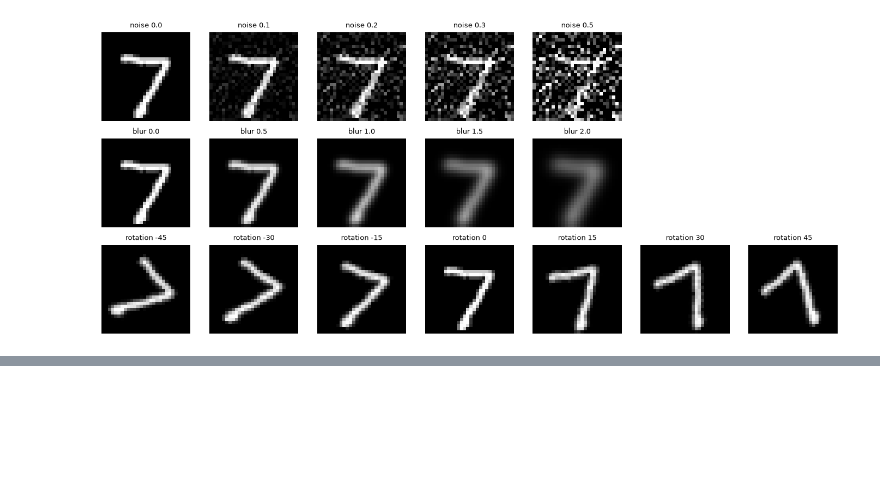
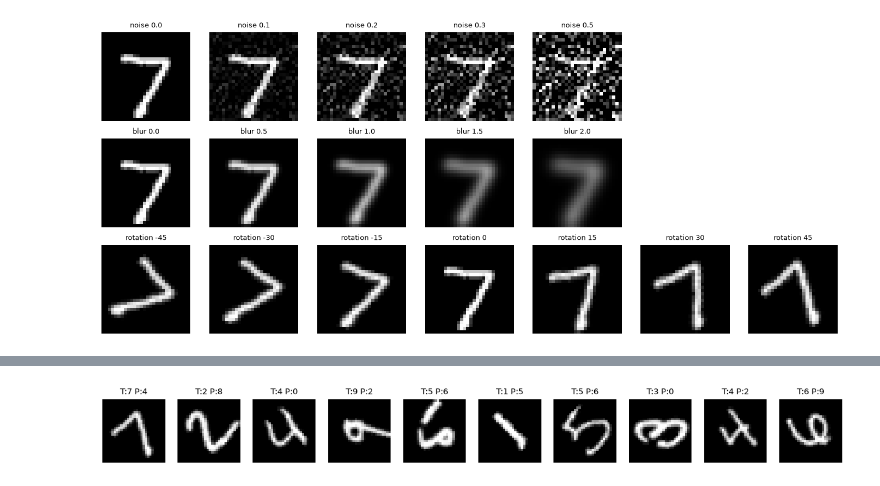
Before and after one commit to Ijaz2k/CNN_Robustness_MNIST, a Jupyter notebook: python/robustness_test.ipynb, the cells around one changed output, grey strips where cells are left out. Cells and saved outputs as stored; diff of their text form; code cells hidden in the pictures; blank space fills up the shorter version.

```diff
--- a/python/robustness_test.ipynb
+++ b/python/robustness_test.ipynb
@@ -19,0 +102,8 @@ FileNotFoundError: [Errno 2] No such file or directory: '../dataset/samples/cont
+# %%
+wrong = np.where(pred != true)[0][:10]
+fig, ax = plt.subplots(1, 10, figsize=(15, 2))
+for a, i in zip(ax, wrong):
+    a.imshow(X[i,...,0], cmap='gray'); a.set_title(f'T:{true[i]} P:{pred[i]}', fontsize=9); a.axis('off')
+plt.savefig(FIG/'contoh_salah_rot45.png', dpi=150, bbox_inches='tight'); plt.show()
+# %% [output]
+[figure, added]
```
Also changed, not shown: parts of 5 cells of this notebook, 10 other files.
